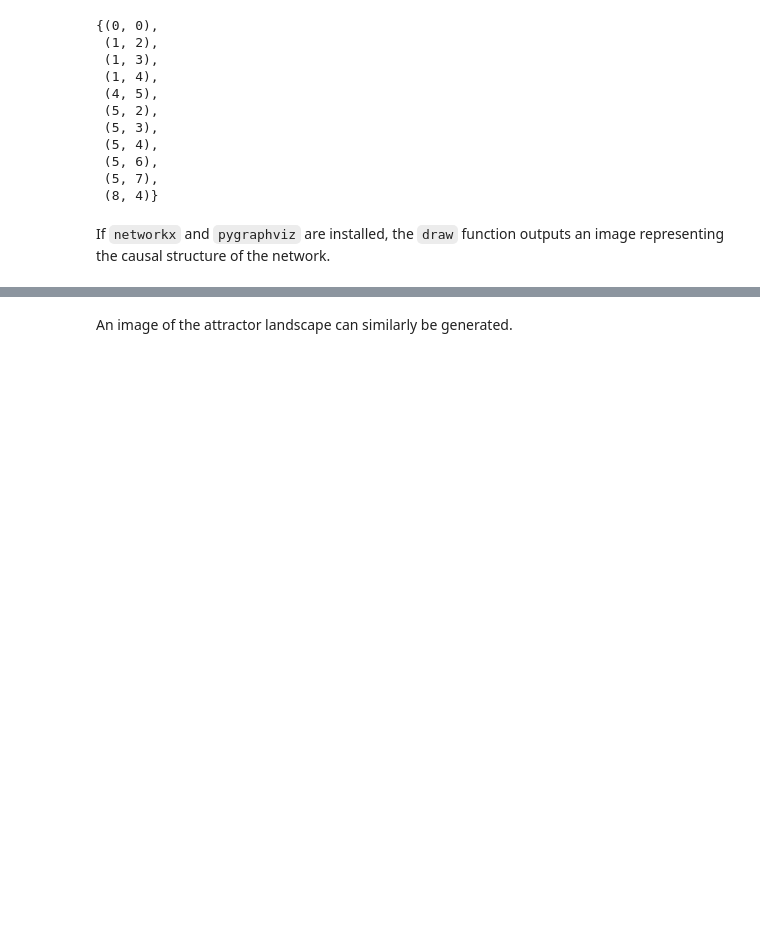
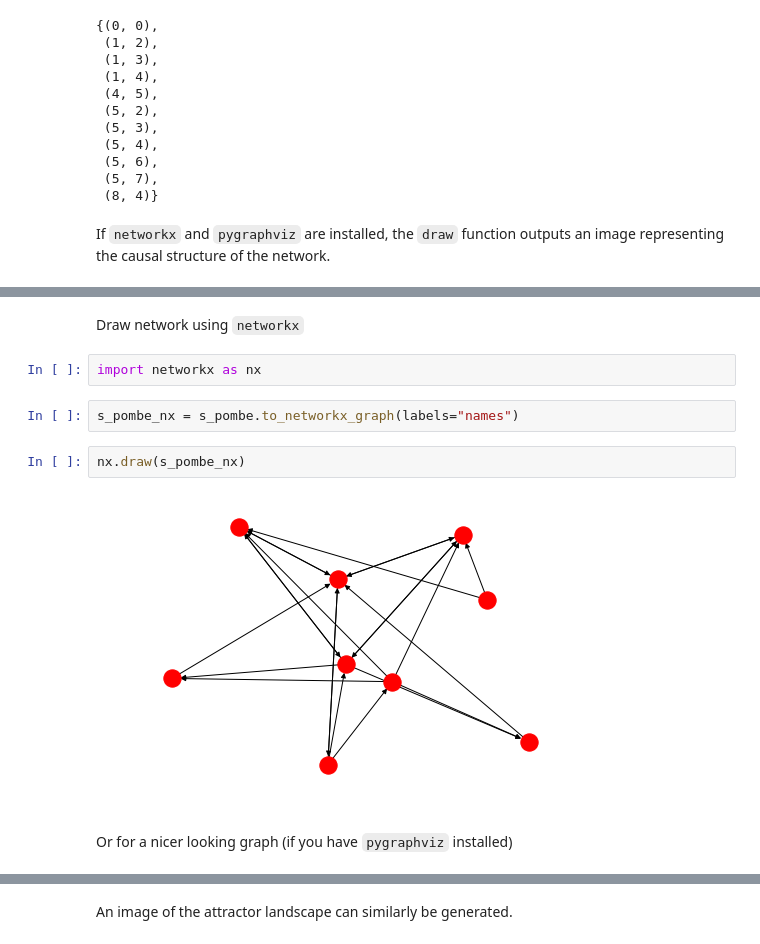
Before and after one commit to ELIFE-ASU/Neet, a Jupyter notebook: examples/basic-examples.ipynb, the cells around one changed output, grey strips where cells are left out. Cells and saved outputs as stored; diff of their text form; blank space fills up the shorter version.

```diff
--- a/examples/basic-examples.ipynb
+++ b/examples/basic-examples.ipynb
@@ -61,2 +92,14 @@ If `networkx` and `pygraphviz` are installed, the `draw` function outputs an ima
+# %% [markdown]
+Draw network using `networkx`
+# %%
+import networkx as nx
+# %%
+s_pombe_nx = s_pombe.to_networkx_graph(labels="names")
+# %%
+nx.draw(s_pombe_nx)
+# %% [output]
+[figure, added]
+# %% [markdown]
+Or for a nicer looking graph (if you have `pygraphviz` installed)
 # %%
 s_pombe.draw(graphkwargs={'labels':'names'})
```
Also changed, not shown: parts of 5 cells of this notebook.
